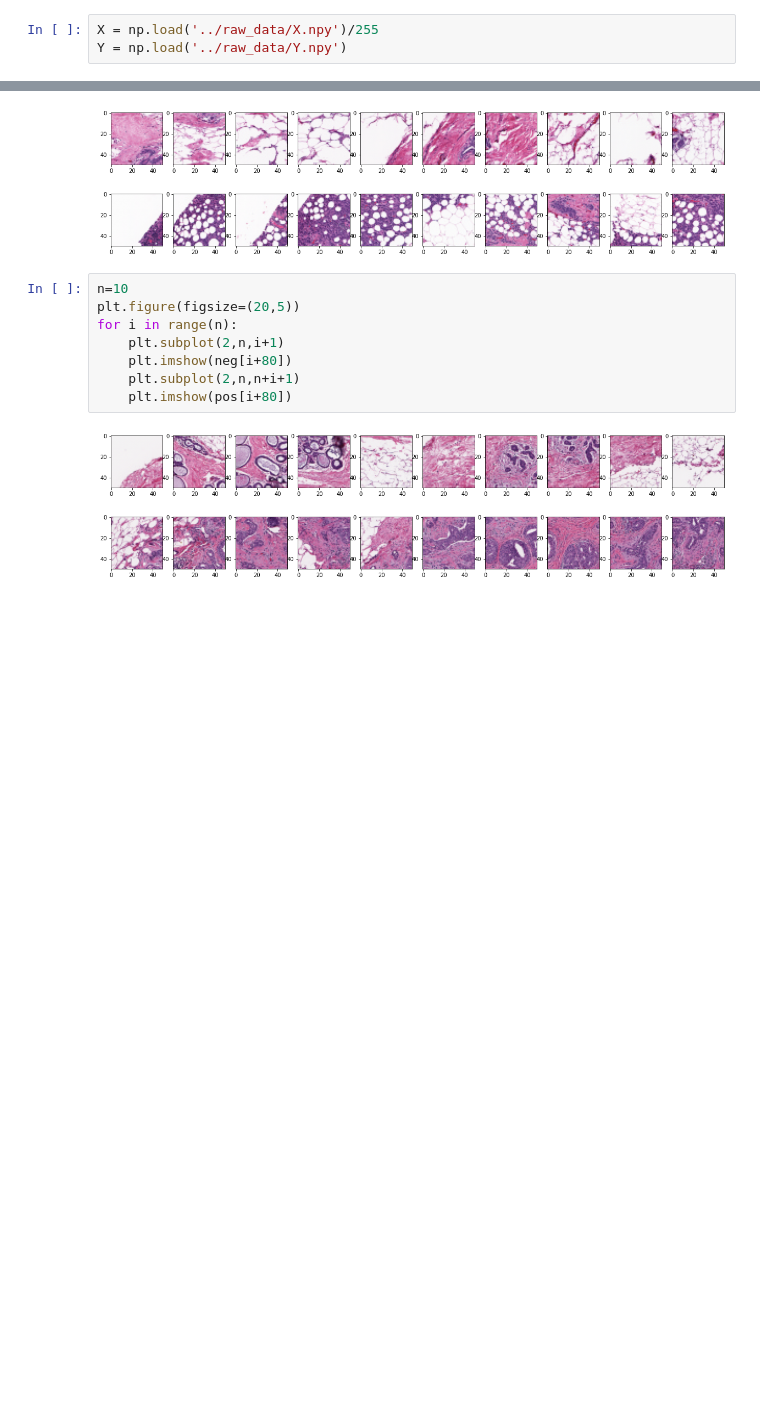
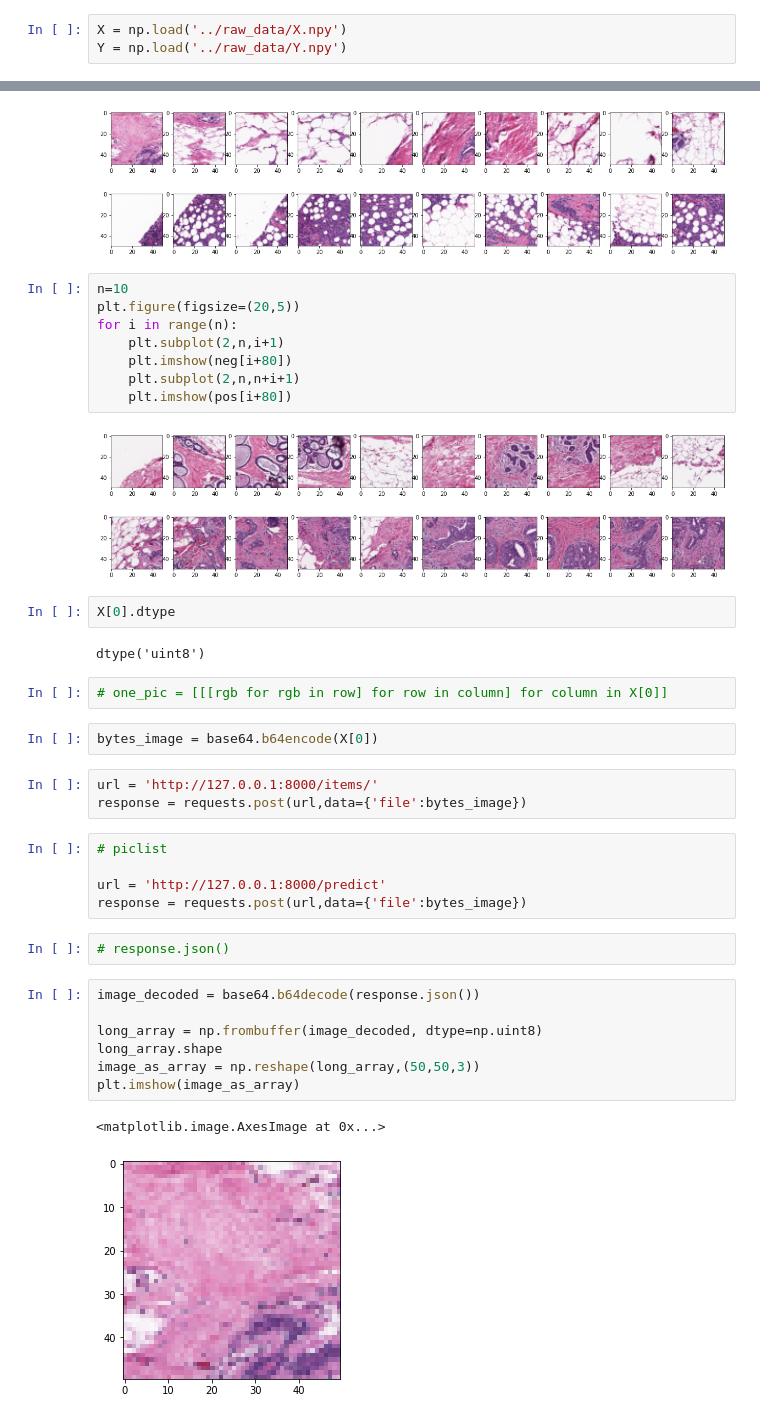
Before and after one commit to elizabeth-feldeverd/idc-backend, a Jupyter notebook: notebooks/idc.ipynb, the cells around one changed output, grey strips where cells are left out. Cells and saved outputs as stored; diff of their text form; blank space fills up the shorter version.

```diff
--- a/notebooks/idc.ipynb
+++ b/notebooks/idc.ipynb
@@ -8,5 +12,5 @@ from keras.models import load_model
 # %%
-X = np.load('../raw_data/X.npy')/255
+X = np.load('../raw_data/X.npy')
 Y = np.load('../raw_data/Y.npy')
 # %%
 X.shape
@@ -55,3 +72,31 @@ for i in range(n):
     plt.imshow(pos[i+80])
 # %% [output]
 [figure]
+# %%
+X[0].dtype
+# %% [output]
+dtype('uint8')
+# %%
+# one_pic = [[[rgb for rgb in row] for row in column] for column in X[0]]
+# %%
+bytes_image = base64.b64encode(X[0])
+# %%
+url = 'http://127.0.0.1:8000/items/'
+response = requests.post(url,data={'file':bytes_image})
+# %%
+# piclist
+
+url = 'http://127.0.0.1:8000/predict'
+response = requests.post(url,data={'file':bytes_image})
+# %%
+# response.json()
+# %%
+image_decoded = base64.b64decode(response.json())
+
+long_array = np.frombuffer(image_decoded, dtype=np.uint8)
+long_array.shape
+image_as_array = np.reshape(long_array,(50,50,3))
+plt.imshow(image_as_array)
+# %% [output]
+<matplotlib.image.AxesImage at 0x...>
+[figure, added]
```
Also changed, not shown: parts of 9 cells of this notebook, 1 other file.
